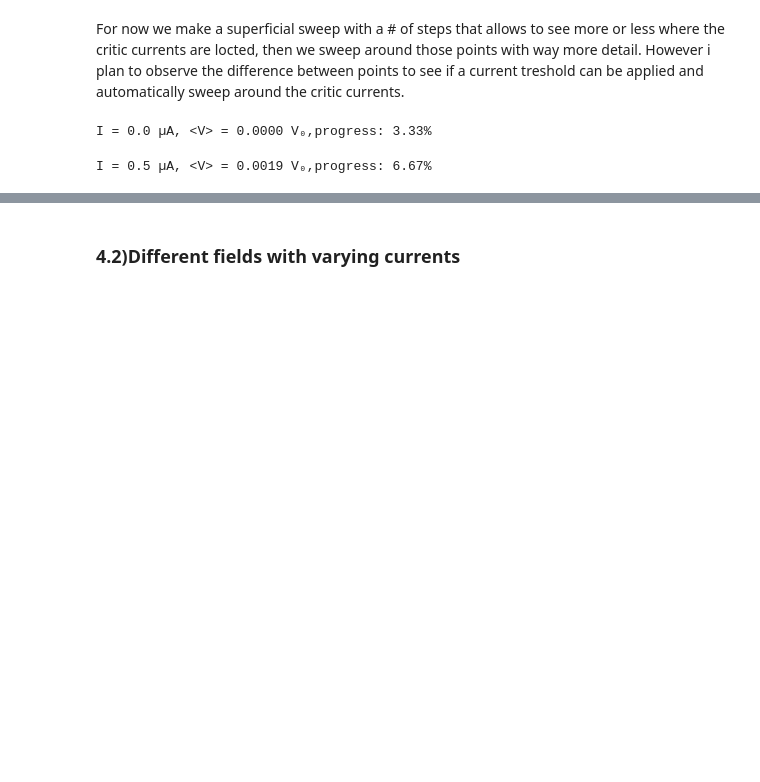
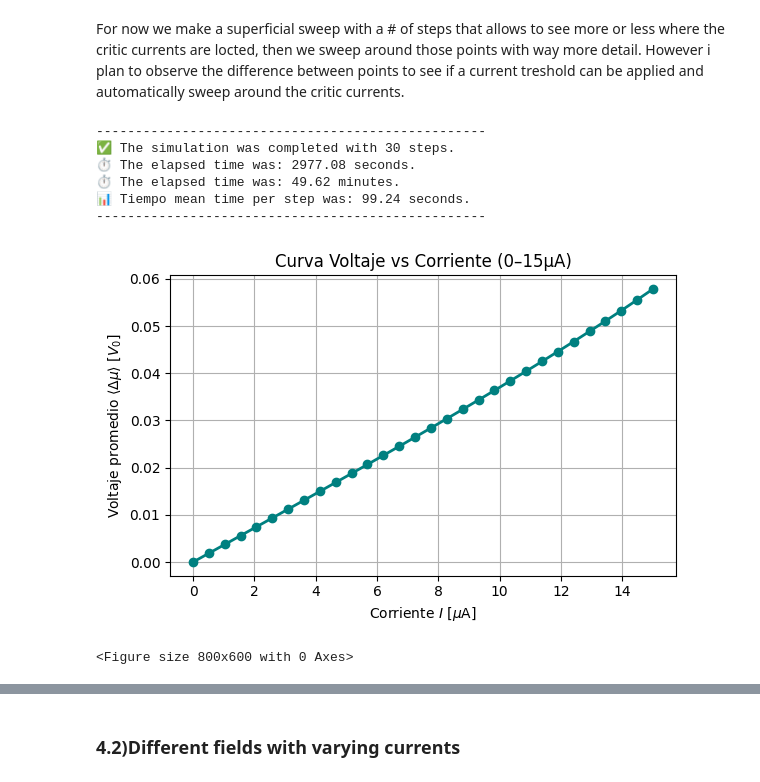
Before and after one commit to AlejoProjects/diode_effect, a Jupyter notebook: proyecto_electro2.ipynb, the cells around one changed output, grey strips where cells are left out. Saved outputs shown, nothing was run; the diff lists cells and outputs as text; code cells hidden in the pictures; blank space fills up the shorter version.

```diff
--- a/proyecto_electro2.ipynb
+++ b/proyecto_electro2.ipynb
@@ -248,13 +251,23 @@ However i plan to observe the difference between points to see if a current tres
 # %%
 co= 0
 ci= 15 # current_interval
-steps = 30
+steps = 70
+currents = np.linspace(co, ci, steps)
+#It can also be donde with a linear step increment
+#step = 0.5
+#curents = np.arange(co, ci, step)
+
 #currents = np.linspace(-ci, ci, steps)
-currents = np.linspace(co, ci, steps)
-# from -20 to 20 µA, step
+
 voltages = df.current_application(device_fast, currents,B_field = 0)
 plot_info1 = {"fig_name":"currents.jpg","title":f'Curva Voltaje vs Corriente ({co}–{ci}µA)',"x":"Corriente $I$ [$\mu$A]","y":"Voltaje promedio $\\langle \Delta \\mu \\rangle$ [$V_0$]"}
 df.plot_parameters(currents,voltages,plot_info1)
 # %% [output]
-I = 0.0 µA, <V> = 0.0000 V₀,progress: 3.33%
+--------------------------------------------------
+✅ The simulation was completed with 30 steps.
+⏱️ The elapsed time was: 2977.08 seconds.
+⏱️ The elapsed time was: 49.62 minutes.
+📊 Tiempo mean time per step was: 99.24 seconds.
+--------------------------------------------------
+[figure, added]
-I = 0.5 µA, <V> = 0.0019 V₀,progress: 6.67%
+<Figure size 800x600 with 0 Axes>
```
Also changed, not shown: parts of 6 cells of this notebook, 3 other files.
